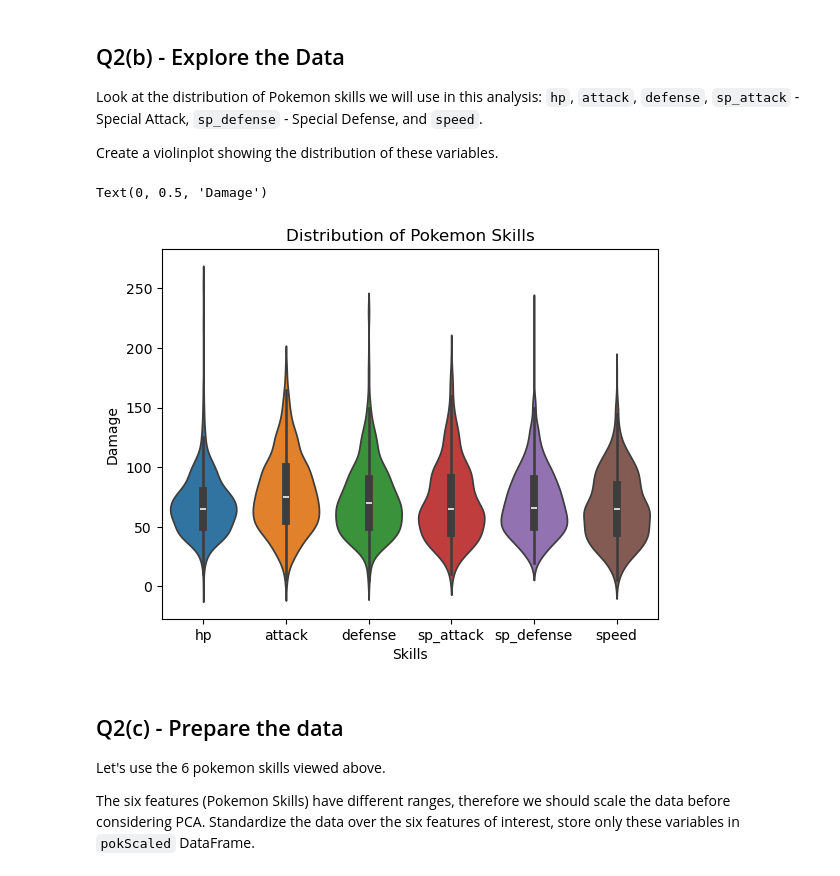
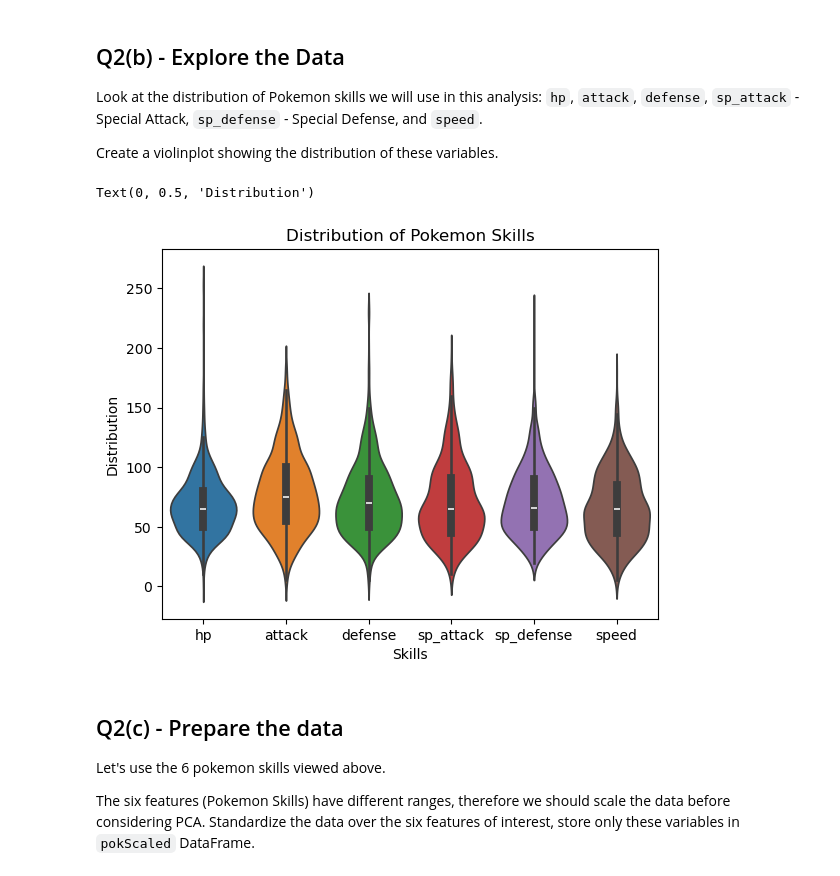
Before and after one commit to zecerman/CS4821, a Jupyter notebook: a3-4821/a3-4821.ipynb, the cells around one changed output. Saved outputs shown, nothing was run; the diff lists cells and outputs as text; code cells hidden in the pictures.

```diff
--- a/a3-4821/a3-4821.ipynb
+++ b/a3-4821/a3-4821.ipynb
@@ -537,16 +566,16 @@ Create a violinplot showing the distribution of these variables.
 # %%
 # Create violinplot
 skills = ["hp", "attack", "defense", "sp_attack", "sp_defense", "speed"]
 
 plt.figure()
 sns.violinplot(data = pok[skills])
 
 plt.title("Distribution of Pokemon Skills")
 plt.xlabel("Skills")
-plt.ylabel("Damage")
+plt.ylabel("Distribution")
 # %% [output]
-Text(0, 0.5, 'Damage')
+Text(0, 0.5, 'Distribution')
-[figure, old version]
+[figure, new version]
 # %% [markdown]
 <!-- END QUESTION -->
 
```
Also changed, not shown: parts of 6 cells of this notebook, 2 other files.
